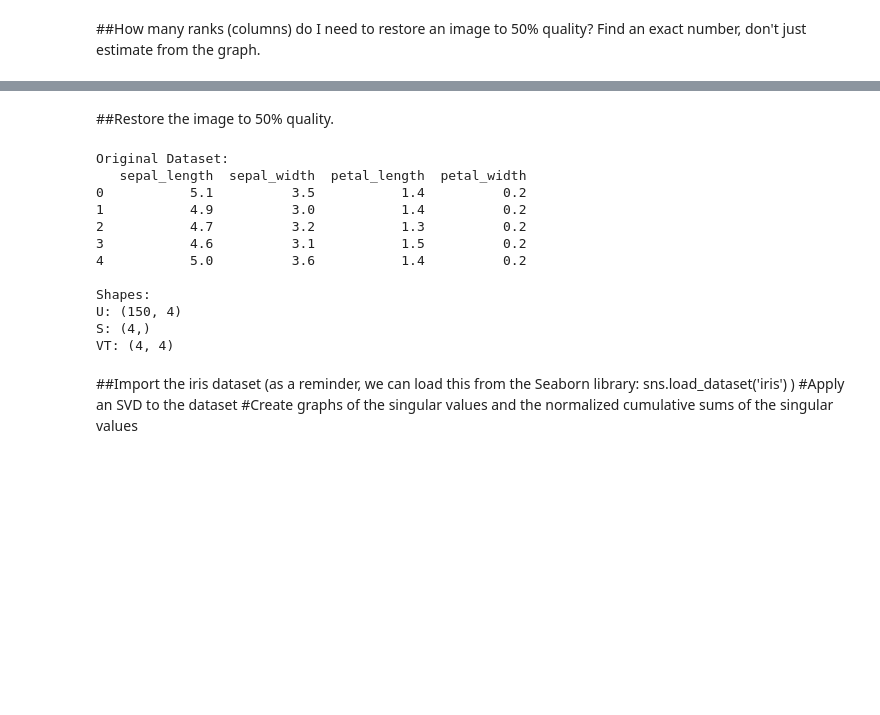
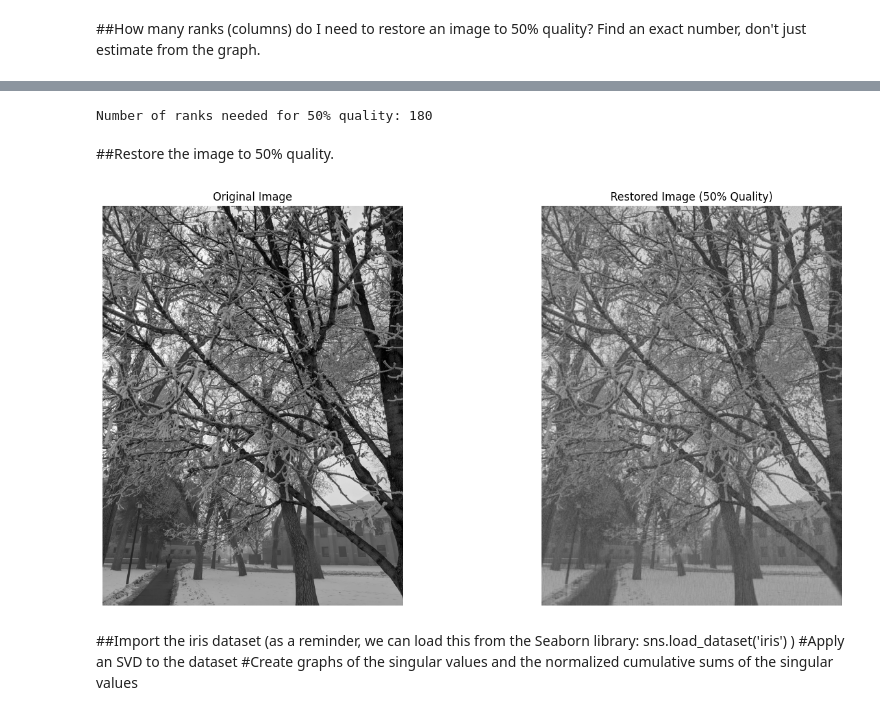
Before and after one commit to MJebran/DataMining3280, a Jupyter notebook: Homework/3280_HW_08.ipynb, the cells around one changed output, grey strips where cells are left out. Cells and saved outputs as stored; diff of their text form; code cells hidden in the pictures; blank space fills up the shorter version.

```diff
--- a/Homework/3280_HW_08.ipynb
+++ b/Homework/3280_HW_08.ipynb
@@ -112,39 +81,45 @@ Rank (x value) to restore 50% quality: 1
+# %%
+# Calculate the total energy
+total_energy = np.sum(np.diag(S))
+
+# Calculate the energy needed for 50% quality
+energy_50 = 0.5 * total_energy
+
+# Calculate the cumulative energy
+cumulative_energy = np.cumsum(np.diag(S))
+
+# Find the index where cumulative energy is greater than or equal to the energy needed for 50% quality
+index_50 = np.argmax(cumulative_energy >= energy_50)
+
+# Number of ranks (columns) needed for 50% quality
+number_of_cols_50 = index_50 + 1
+
+print("Number of ranks needed for 50% quality:", number_of_cols_50)
+# %% [output]
+Number of ranks needed for 50% quality: 180
 # %% [markdown]
 ##Restore the image to 50% quality.
-# %%
-import seaborn as sns
-import numpy as np
-import matplotlib.pyplot as plt
-
-# Load the iris dataset
-iris = sns.load_dataset("iris")
-X = iris.drop("species", axis=1)  # Exclude the 'species' column for SVD
-
-# Apply SVD
-U, S, VT = np.linalg.svd(X, full_matrices=False)
-
-# Display the original dataset
-print("Original Dataset:")
-print(X.head())
-
-# Display the shapes of U, S, and VT
-print("\nShapes:")
-print("U:", U.shape)
-print("S:", S.shape)
-print("VT:", VT.shape)
-# %% [output]
-Original Dataset:
-   sepal_length  sepal_width  petal_length  petal_width
-0           5.1          3.5           1.4          0.2
-1           4.9          3.0           1.4          0.2
-2           4.7          3.2           1.3          0.2
-3           4.6          3.1           1.5          0.2
-4           5.0          3.6           1.4          0.2
-
-Shapes:
-U: (150, 4)
-S: (4,)
-VT: (4, 4)
+# %%
+# Truncate the SVD to the specified number of columns (ranks) for 50% quality
+X_restored_50 = np.dot(
+    U[:, :number_of_cols_50],
+    np.dot(S[:number_of_cols_50, :number_of_cols_50], VT[:number_of_cols_50, :]),
+)
+
+# Display the original and restored images side by side
+plt.subplot(1, 2, 1)
+plt.imshow(X, cmap="gray")
+plt.title("Original Image")
+plt.axis("off")
+
+plt.subplot(1, 2, 2)
+plt.imshow(X_restored_50, cmap="gray")
+plt.title("Restored Image (50% Quality)")
+plt.axis("off")
+
+plt.show()
+# %% [output]
+[figure, added]
 # %% [markdown]
 ##Import the iris dataset (as a reminder, we can load this from the Seaborn library: sns.load_dataset('iris') )
         #Apply an SVD to the dataset
```
Also changed, not shown: parts of 3 cells of this notebook, 1 other file.
